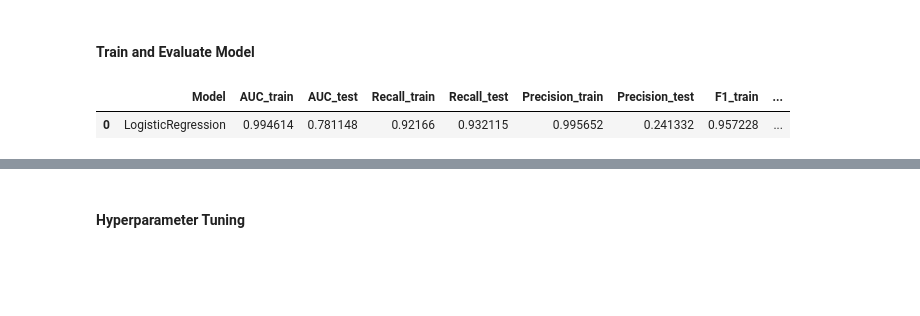
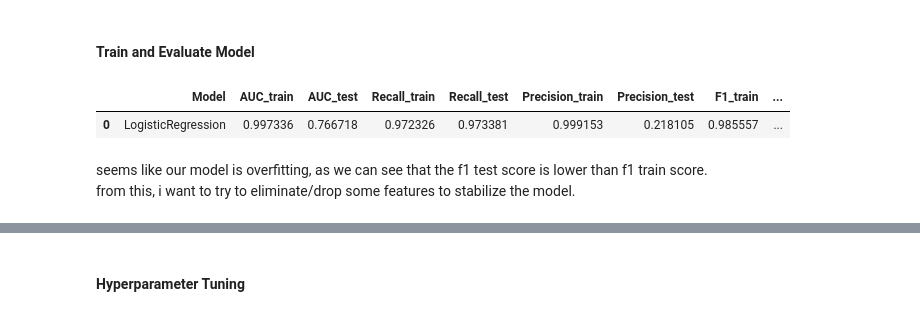
Before and after one commit to azaryasph/IDX-Partners-Project-Based-Internship-Prediction-Model, a Jupyter notebook: notebooks/data_preprocessing_new_manual.ipynb, the cells around one changed output, grey strips where cells are left out. Drawn from its saved outputs; the diff is of its cells as text; code cells hidden in the pictures; blank space fills up the shorter version.

Commit message:
chore: finalize logreg model

```diff
--- a/notebooks/data_preprocessing_new_manual.ipynb
+++ b/notebooks/data_preprocessing_new_manual.ipynb
@@ -429,7 +470,7 @@ X_train_selected = X_train_nomulti.drop(columns=not_sig, axis=1)
 #### Feature Creation
 # %%
 # Create a copy of the selected features for further feature engineering
-X_train_eng = X_train_selected.copy()
+X_train_eng = X_train_noutlier.copy()
 
 # Define a function to convert a date column into two new columns
 def days_month_converter(data, date_col):
@@ -493,3 +534,6 @@ map_home = {
 
 # Apply the mapping to 'home_ownership' column
 X_train_eng['home_ownership'] = X_train_eng['home_ownership'].replace(map_home)
+
+# Display a random sample of 3 rows from the modified training data
+X_train_eng.sample(3)
@@ -505,7 +554,7 @@ col_to_ohe = X_train_enc.select_dtypes('object').columns
 # Perform one-hot encoding on each column in the list
 for column in col_to_ohe:
     # Create dummy variables for each unique category in the column
-    dummies = pd.get_dummies(X_train_enc[column], drop_first=True, prefix=f'{column}:').astype(int)
+    dummies = pd.get_dummies(X_train_enc[column], prefix=f'{column}:').astype(int)
 
     # Concatenate the dummy variables with the original DataFrame
     X_train_enc = pd.concat([X_train_enc, dummies], axis=1)
@@ -522,3 +571,8 @@ map_target = {
 
 # Apply the mapping to the target train and test
 y_train['loan_status'] = y_train['loan_status'].map(map_target)
+
+# Display encoded training data shape, a random sample of 3 rows and target
+print(X_train_enc.shape)
+display(X_train_enc.sample(3))
+display(y_train.sample(3))
@@ -602,7 +678,7 @@ col_to_ohe = X_test_enc.select_dtypes('object').columns
 # Perform one-hot encoding on each column in the list
 for column in col_to_ohe:
     # Create dummy variables for each unique category in the column
-    dummies = pd.get_dummies(X_test_enc[column], drop_first=True, prefix=f'{column}:').astype(int)
+    dummies = pd.get_dummies(X_test_enc[column], prefix=f'{column}:').astype(int)
 
     # Concatenate the dummy variables with the original DataFrame
     X_test_enc = pd.concat([X_test_enc, dummies], axis=1)
@@ -612,3 +688,8 @@ for column in col_to_ohe:
 
 # Apply the mapping to the target train and test
 y_test['loan_status'] = y_test['loan_status'].map(map_target)
+
+#Display a random sample of 3 rows from the preprocessed test data and target
+print(X_test_enc.shape)
+display(X_test_enc.sample(3))
+display(y_test.sample(3))
@@ -703,6 +807,10 @@ def evaluate_model(model, X_train, y_train, X_test, y_test, threshold):
     train_f1 = f1_score(y_train, train_pred_proba > threshold)
     test_f1 = f1_score(y_test, test_pred_proba > threshold)
 
+    # Stratified K-Fold Cross Validation
+    skf = StratifiedKFold(n_splits=5, shuffle=True, random_state=1103)
+    cv_score = cross_val_score(model, X_enc, y, cv=skf, scoring='roc_auc')
+
     scoredict = {
         'Model': 'LogisticRegression',
         'AUC_train': [train_auc],
@@ -712,7 +820,8 @@ def evaluate_model(model, X_train, y_train, X_test, y_test, threshold):
         'Precision_train': [train_precision],
         'Precision_test': [test_precision],
         'F1_train': [train_f1],
-        'F1_test': [test_f1]
+        'F1_test': [test_f1],
+        'CrossVal_AUC': [cv_score.mean()]
     }
 
     df_eval = pd.DataFrame(scoredict)
@@ -729,7 +838,10 @@ def evaluate_model(model, X_train, y_train, X_test, y_test, threshold):
 # %%
 lr = LogisticRegression(random_state=1103)
 
-evaluate_model(lr, X_train_ovr, y_train_ovr, X_test_enc, y_test, 0.8)
+evaluate_model(lr, X_train_ovr, y_train_ovr, X_test_enc, y_test, 0.5)
 # %% [output]
 |  | Model | AUC_train | AUC_test | Recall_train | Recall_test | Precision_train | Precision_test | F1_train | ... |
-| 0 | LogisticRegression | 0.994614 | 0.781148 | 0.92166 | 0.932115 | 0.995652 | 0.241332 | 0.957228 | ... |
+| 0 | LogisticRegression | 0.997336 | 0.766718 | 0.972326 | 0.973381 | 0.999153 | 0.218105 | 0.985557 | ... |
+# %% [markdown]
+seems like our model is overfitting, as we can see that the f1 test score is lower than f1 train score.<br>
+from this, i want to try to eliminate/drop some features to stabilize the model.
```
Also changed, not shown: parts of 39 cells of this notebook.
